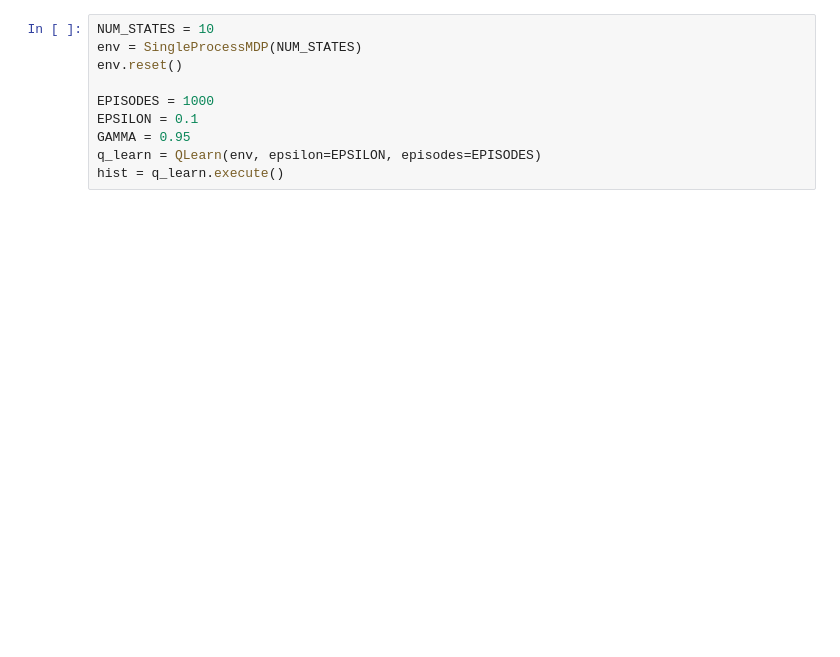
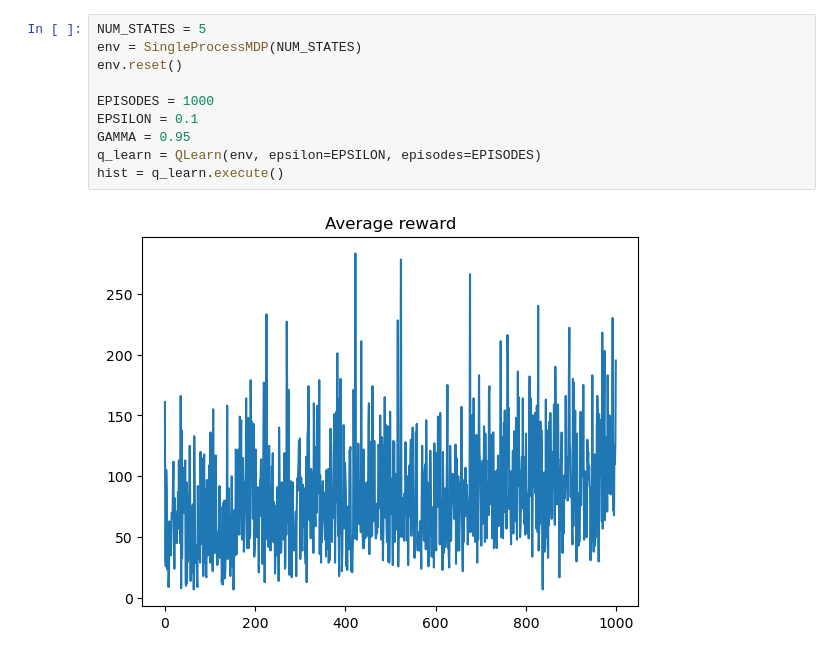
Before and after one commit to justinband/green-scheduling, a Jupyter notebook: q-learn.ipynb, the cells around one changed output. Saved outputs shown, nothing was run; the diff lists cells and outputs as text; blank space fills up the shorter version.

```diff
--- a/q-learn.ipynb
+++ b/q-learn.ipynb
@@ -92,10 +11,12 @@ class QLearn:
 # %%
-NUM_STATES = 10
+NUM_STATES = 5
 env = SingleProcessMDP(NUM_STATES)
 env.reset()
 
 EPISODES = 1000
 EPSILON = 0.1
 GAMMA = 0.95
 q_learn = QLearn(env, epsilon=EPSILON, episodes=EPISODES)
 hist = q_learn.execute()
+# %% [output]
+[figure, added]
```
Also changed, not shown: parts of 4 cells of this notebook, 1 other file.
